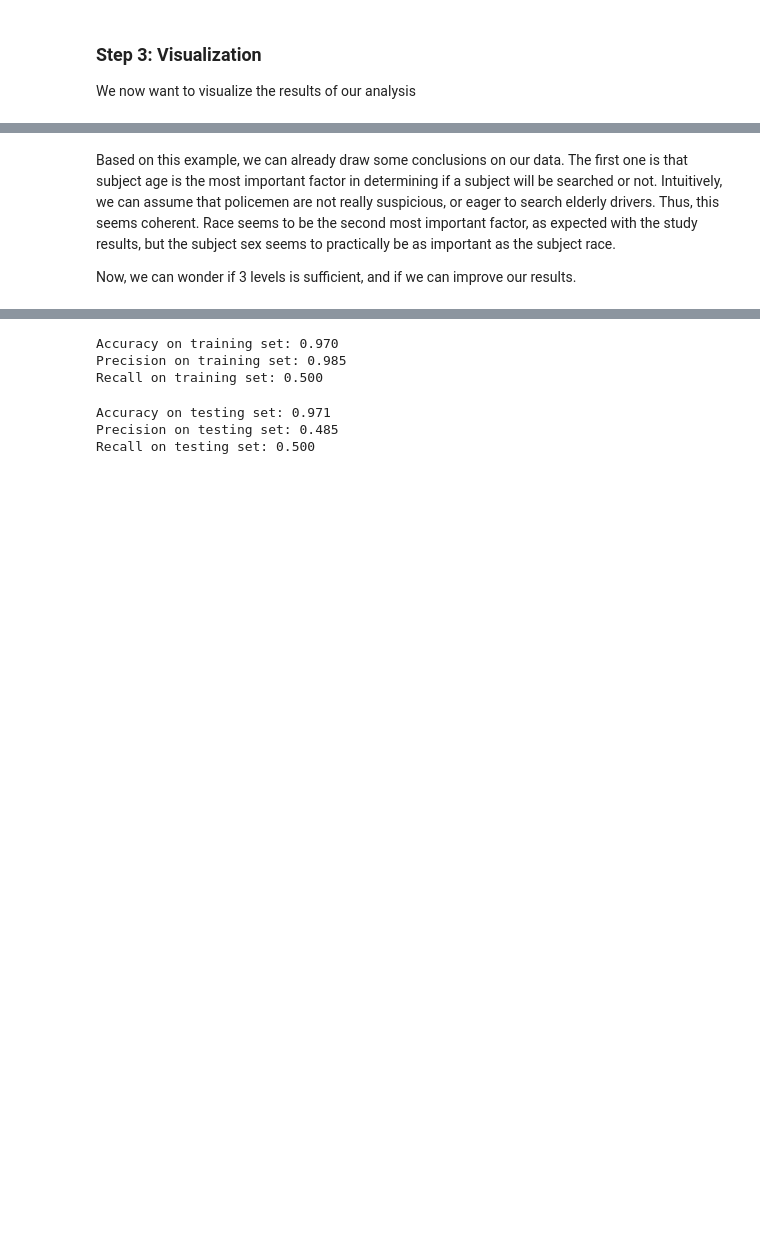
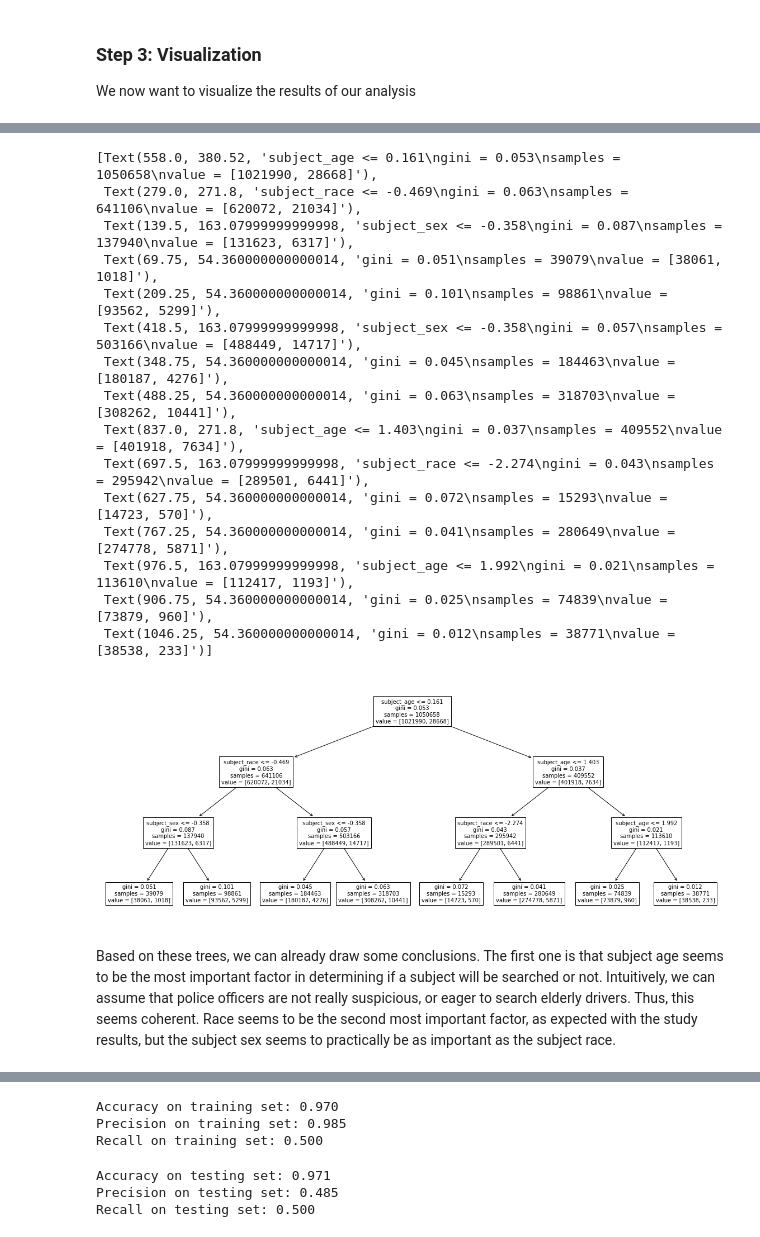
Before and after one commit to epfl-ada/ada-2020-project-milestone-p3-p3_devilllino, a Jupyter notebook: milestone_4.ipynb, the cells around one changed output, grey strips where cells are left out. Drawn from its saved outputs; the diff is of its cells as text; code cells hidden in the pictures; blank space fills up the shorter version.

```diff
--- a/milestone_4.ipynb
+++ b/milestone_4.ipynb
@@ -372,7 +463,25 @@ Text(0, 0.5, 'Importance')
+# %%
+fig, axis = plt.subplots(figsize=(20, 8))
+plot_tree(trees[2], ax=axis, feature_names=['subject_age','subject_race','subject_sex'])
+# %% [output]
+[Text(558.0, 380.52, 'subject_age <= 0.161\ngini = 0.053\nsamples = 1050658\nvalue = [1021990, 28668]'),
+ Text(279.0, 271.8, 'subject_race <= -0.469\ngini = 0.063\nsamples = 641106\nvalue = [620072, 21034]'),
+ Text(139.5, 163.07999999999998, 'subject_sex <= -0.358\ngini = 0.087\nsamples = 137940\nvalue = [131623, 6317]'),
+ Text(69.75, 54.360000000000014, 'gini = 0.051\nsamples = 39079\nvalue = [38061, 1018]'),
+ Text(209.25, 54.360000000000014, 'gini = 0.101\nsamples = 98861\nvalue = [93562, 5299]'),
+ Text(418.5, 163.07999999999998, 'subject_sex <= -0.358\ngini = 0.057\nsamples = 503166\nvalue = [488449, 14717]'),
+ Text(348.75, 54.360000000000014, 'gini = 0.045\nsamples = 184463\nvalue = [180187, 4276]'),
+ Text(488.25, 54.360000000000014, 'gini = 0.063\nsamples = 318703\nvalue = [308262, 10441]'),
+ Text(837.0, 271.8, 'subject_age <= 1.403\ngini = 0.037\nsamples = 409552\nvalue = [401918, 7634]'),
+ Text(697.5, 163.07999999999998, 'subject_race <= -2.274\ngini = 0.043\nsamples = 295942\nvalue = [289501, 6441]'),
+ Text(627.75, 54.360000000000014, 'gini = 0.072\nsamples = 15293\nvalue = [14723, 570]'),
+ Text(767.25, 54.360000000000014, 'gini = 0.041\nsamples = 280649\nvalue = [274778, 5871]'),
+ Text(976.5, 163.07999999999998, 'subject_age <= 1.992\ngini = 0.021\nsamples = 113610\nvalue = [112417, 1193]'),
+ Text(906.75, 54.360000000000014, 'gini = 0.025\nsamples = 74839\nvalue = [73879, 960]'),
+ Text(1046.25, 54.360000000000014, 'gini = 0.012\nsamples = 38771\nvalue = [38538, 233]')]
+[figure, added]
 # %% [markdown]
-Based on this example, we can already draw some conclusions on our data. The first one is that subject age is the most important factor in determining if a subject will be searched or not. Intuitively, we can assume that policemen are not really suspicious, or eager to search elderly drivers. Thus, this seems coherent. Race seems to be the second most important factor, as expected with the study results, but the subject sex seems to practically be as important as the subject race.
-
-Now, we can wonder if 3 levels is sufficient, and if we can improve our results.
+Based on these trees, we can already draw some conclusions. The first one is that subject age seems to be the most important factor in determining if a subject will be searched or not. Intuitively, we can assume that police officers are not really suspicious, or eager to search elderly drivers. Thus, this seems coherent. Race seems to be the second most important factor, as expected with the study results, but the subject sex seems to practically be as important as the subject race.
 # %% [markdown]
 ### **Step 4** : Optimization
 
```
Also changed, not shown: parts of 47 cells of this notebook.
